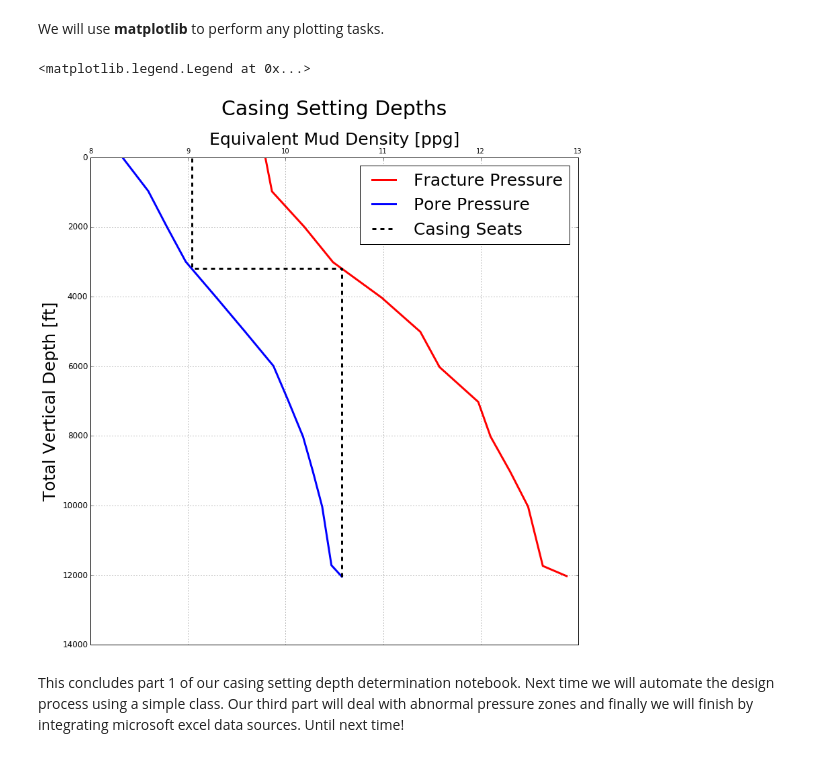
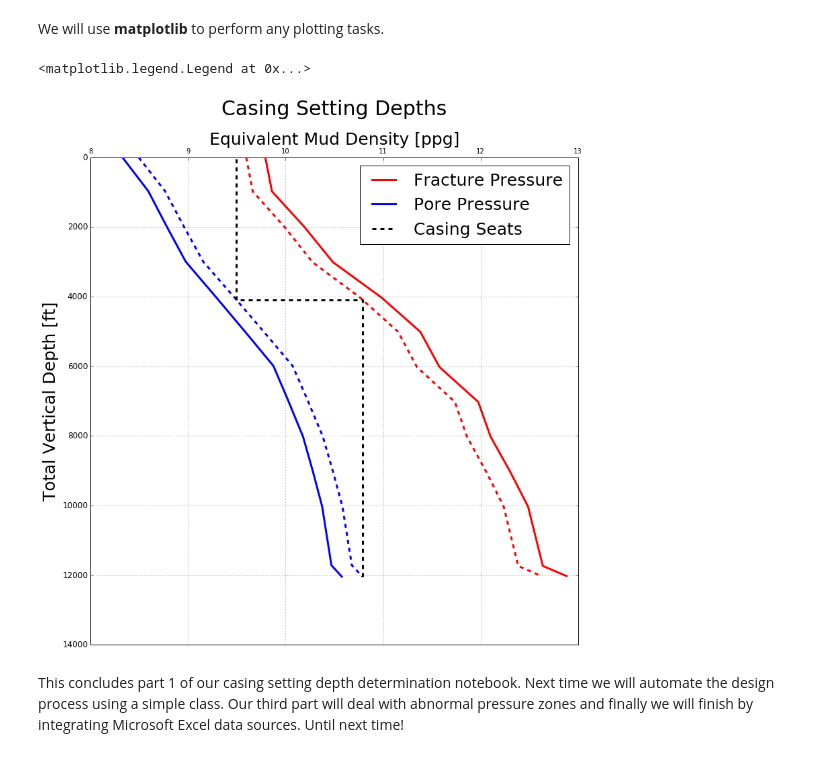
Before and after one commit to LukasMosser/Jupetro, a Jupyter notebook: notebooks/Casing Seat Depth Determination - Part 1.ipynb, the cells around one changed output. Cells and saved outputs as stored; diff of their text form; code cells hidden in the pictures.

Commit message:
finishing touches on part 1 casing design

```diff
--- a/notebooks/Casing Seat Depth Determination - Part 1.ipynb
+++ b/notebooks/Casing Seat Depth Determination - Part 1.ipynb
@@ -79,6 +109,6 @@ Equivalent pore pressure at depth:  10.5764662427  [ppg]
 Step two now involves extending a line up until we hit the fracture pressure. This means we have to interpolate our known pore pressure at target to find the corresponding depth in our fracture pressure data.
 Numpy lets us perform this task in one simple line of code.
 # %%
-second_section_tvd = np.interp(bottom_up_pore_pressure, fracture_pressure, TVD_frac)
+second_section_tvd = np.interp(bottom_up_pore_pressure, fracture_pressure_safety, TVD_frac)
 print "Depth at which pore pressure and fracture pressure are equal: ", second_section_tvd, " [ft]"
 # %% [output]
@@ -90,6 +120,6 @@ Now let's get the pore pressure at this depth.
 To do so we have to switch x and y axis. We know the depth (y-axis) and want to know the pore pressure value (x-axis)
 In python this is just as simple as the task before:
 # %%
-second_section_pore_pressure = np.interp(second_section_tvd, TVD_pore, pore_pressure)
+second_section_pore_pressure = np.interp(second_section_tvd, TVD_pore, pore_pressure_safety)
 print "Equivalent pore pressure for second section: ", second_section_pore_pressure, " [ppg]"
 # %% [output]
@@ -97,7 +127,7 @@ Equivalent pore pressure for second section:  9.03627719688  [ppg]
 # %% [markdown]
 Great! Now we know the drill (pun not intended :) ) let's see where we hit the frac gradient this time!
 # %%
-third_section_tvd = np.interp(second_section_pore_pressure, fracture_pressure, TVD_frac)
+third_section_tvd = np.interp(second_section_pore_pressure, fracture_pressure_safety, TVD_frac)
 print "Depth at which pore pressure and fracture pressure are equal: ", third_section_tvd, " [ft]"
 # %% [output]
 Depth at which pore pressure and fracture pressure are equal:  0.0  [ft]
@@ -106,34 +136,43 @@ We've hit the surface! Therefore, no more casing seats and we are done.
 Let's plot the results!
 # %%
 casing_seats_tvd = [TVD_pore[-1], second_section_tvd, second_section_tvd, third_section_tvd]
-casing_seats_ppg = [pore_pressue[-1], pore_pressue[-1], second_section_pore_pressure, second_section_pore_pressure]
+casing_seats_ppg = [pore_pressure_safety[-1], pore_pressure_safety[-1], second_section_pore_pressure, second_section_pore_pressure]
 # %% [markdown]
 We will use **matplotlib** to perform any plotting tasks.
 # %%
 fig, ax = plt.subplots(1, figsize=(13, 13))
 
-ax.set_title("Casing Setting Depths", fontsize=30, y=1.08)
-
-label_size = 12
-
+# We plot our initial data
 ax.plot(fracture_pressure, TVD_frac, color="red", linewidth=3, label="Fracture Pressure")
 ax.plot(pore_pressure, TVD_pore, color="blue", linewidth=3, label="Pore Pressure")
+
+# And now our data plus/minus a safety margin of 2%
+ax.plot(fracture_pressure_safety, TVD_frac, color="red", linewidth=3, linestyle="--")
+ax.plot(pore_pressure_safety, TVD_pore, color="blue", linewidth=3, linestyle="--")
+
+# Finally our casing design
 ax.plot(casing_seats_ppg, casing_seats_tvd, color="black", linestyle="--", linewidth=3, label="Casing Seats")
+
+# -------------- Formatting ------------- Ignore for now
+
+
+ax.set_title("Casing Setting Depths", fontsize=30, y=1.08)
+label_size = 12
 
 ax.set_ylabel("Total Vertical Depth [ft]", fontsize=25)
 ax.set_ylim(ax.get_ylim()[::-1])
 
 ax.xaxis.tick_top()
 ax.xaxis.set_label_position("top")
 
 yed = [tick.label.set_fontsize(label_size) for tick in ax.yaxis.get_major_ticks()]
 xed = [tick.label.set_fontsize(label_size) for tick in ax.xaxis.get_major_ticks()]
 ax.set_xlabel("Equivalent Mud Density [ppg]", fontsize=25)
 ax.ticklabel_format(fontsize=25)
 ax.grid()
 ax.legend(fontsize=25)
 # %% [output]
 <matplotlib.legend.Legend at 0x...>
-[figure, old version]
+[figure, new version]
 # %% [markdown]
-This concludes part 1 of our casing setting depth determination notebook. Next time we will automate the design process using a simple class. Our third part will deal with abnormal pressure zones and finally we will finish by integrating microsoft excel data sources. Until next time!
+This concludes part 1 of our casing setting depth determination notebook. Next time we will automate the design process using a simple class. Our third part will deal with abnormal pressure zones and finally we will finish by integrating Microsoft Excel data sources. Until next time!
```
Also changed, not shown: parts of 10 cells of this notebook, 3 other files.
